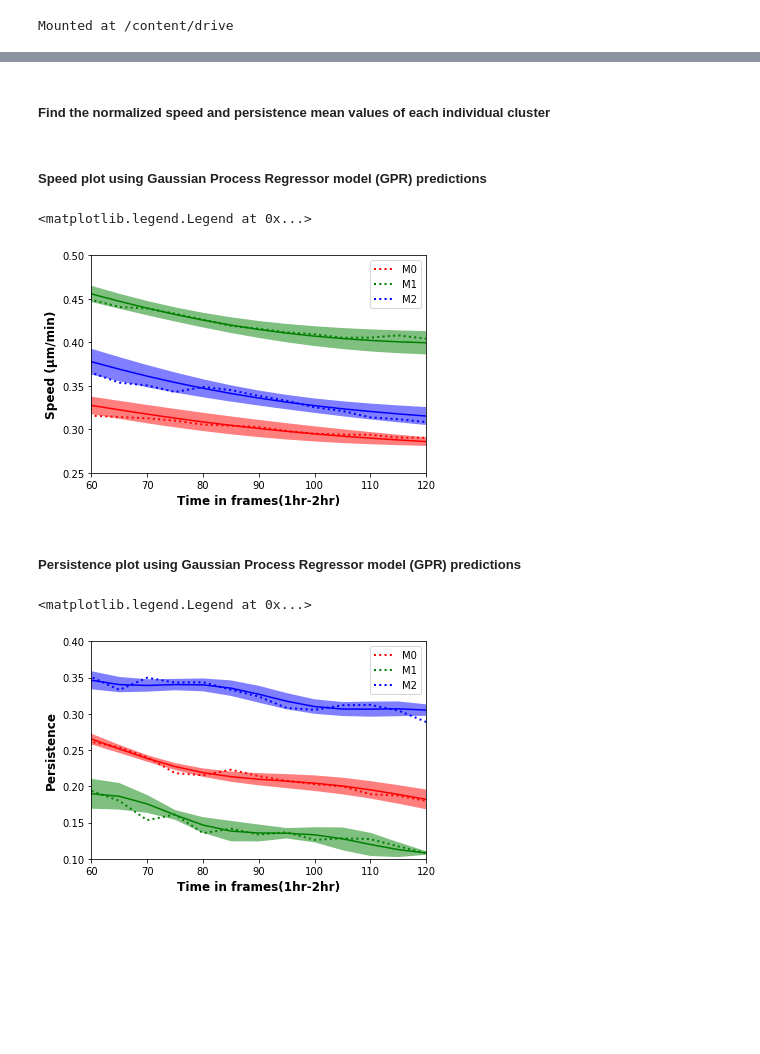
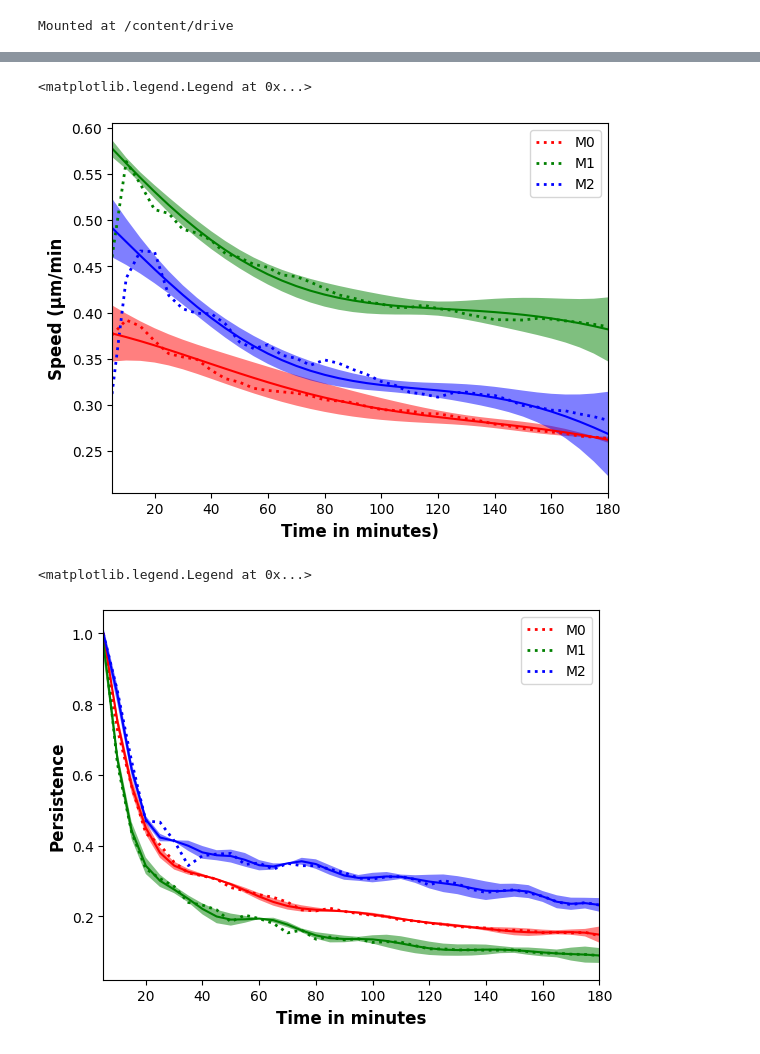
Before and after one commit to Gomez-Lab/CellAnalysis, a Jupyter notebook: Motility_Parameters_using_Macrophage_Subtypes.ipynb, the cells around one changed output, grey strips where cells are left out. Drawn from its saved outputs; the diff is of its cells as text; code cells hidden in the pictures; blank space fills up the shorter version.

```diff
--- a/Motility_Parameters_using_Macrophage_Subtypes.ipynb
+++ b/Motility_Parameters_using_Macrophage_Subtypes.ipynb
@@ -354,2 +12,0 @@ Total number of M0, M1 and M2 cells for the analysis after applying filters: 95
-# %% [markdown]
-##### Find the normalized speed and persistence mean values of each individual  cluster
@@ -400,13 +13,14 @@ for i in range(0,num_frames):
-# %% [markdown]
-##### Speed plot using Gaussian Process Regressor model (GPR) predictions
+# %%
+df = pd.read_csv("/content/drive/My Drive/InputDataFromBaxter/m_lists.csv")
+# %%
+df = df.drop('Unnamed: 0', axis=1)
 # %%
-from sklearn.gaussian_process import GaussianProcessRegressor
-from sklearn.gaussian_process.kernels import RBF, ConstantKernel as C
+num_frames = 36
 
 x = np.atleast_2d(range(5,(num_frames+1)*5,5)).T
-dy0 = 0.1 * np.random.random(np.array(m0_spd).shape)
-dy1 = 0.1 * np.random.random(np.array(m1_spd).shape)
-dy2 = 0.1 * np.random.random(np.array(m2_spd).shape)
+dy0 = 0.1 * np.random.random(np.array(df.m0_spd).shape)
+dy1 = 0.1 * np.random.random(np.array(df.m1_spd).shape)
+dy2 = 0.1 * np.random.random(np.array(df.m2_spd).shape)
 
 
 # Instantiate a Gaussian Process model -- Kernel parameters are estimated using maximum likelihood principle.
@@ -420,9 +34,9 @@ gp2 = GaussianProcessRegressor(kernel=kernel, alpha=dy2 ** 2,
 
 xx = np.atleast_2d(range(5,(num_frames+1)*5,5)).T#xx = np.atleast_2d(np.linspace(1, 36, 36)).T
 # Fit to data using Maximum Likelihood Estimation of the parameters
-gp0.fit(x,m0_spd)
-gp1.fit(x,m1_spd)
-gp2.fit(x,m2_spd)
+gp0.fit(x,df.m0_spd)
+gp1.fit(x,df.m1_spd)
+gp2.fit(x,df.m2_spd)
 
 # Make the prediction on the meshed x-axis (ask for MSE as well)
 y_pred0, sigma0 = gp0.predict(xx, return_std=True)
@@ -430,53 +44,47 @@ y_pred1, sigma1 = gp1.predict(xx, return_std=True)
 y_pred2, sigma2 = gp2.predict(xx, return_std=True)
 
 
 plt.figure()
-plt.plot(xx, m0_spd, 'r:', linewidth=2,label='M0')
-plt.plot(xx, m1_spd, 'g:', linewidth=2,label='M1')
-plt.plot(xx, m2_spd, 'b:', linewidth=2,label='M2')
+plt.plot(xx, df.m0_spd, 'r:', linewidth=2,label='M0')
+plt.plot(xx, df.m1_spd, 'g:', linewidth=2,label='M1')
+plt.plot(xx, df.m2_spd, 'b:', linewidth=2,label='M2')
 
-#plt.errorbar(x, y0_spd, dy0, linestyle='',fmt='k.', markersize=5, label='Observations')
-# plt.errorbar(x, y1_spd, dy1, fmt='g.', markersize=10, label='Observations')
-# plt.errorbar(x, y2_spd, dy2, fmt='b.', markersize=10, label='Observations')
-# plt.errorbar(x, y3_spd, dy3, fmt='m.', markersize=10, label='Observations')
 
 #plt.plot(x, y3_spd, 'r.', markersize=10, label='Observations')
 plt.plot(xx, y_pred0, 'r-')
 plt.plot(xx, y_pred1, 'g-')
 plt.plot(xx, y_pred2, 'b-')
 
 #95% confidence interval.
 plt.fill(np.concatenate([xx, xx[::-1]]),
          np.concatenate([y_pred0 - 1.9600 * sigma0,
                         (y_pred0 + 1.9600 * sigma0)[::-1]]),
          alpha=.5, fc='r', ec='None')
 plt.fill(np.concatenate([xx, xx[::-1]]),
          np.concatenate([y_pred1 - 1.9600 * sigma1,
                         (y_pred1 + 1.9600 * sigma1)[::-1]]),
          alpha=.5, fc='g', ec='None')
 plt.fill(np.concatenate([xx, xx[::-1]]),
          np.concatenate([y_pred2 - 1.9600 * sigma2,
                         (y_pred2 + 1.9600 * sigma2)[::-1]]),
          alpha=.5, fc='b', ec='None')
 
-plt.xlabel('Time in frames(1hr-2hr)',fontweight="bold",fontSize="12",fontname="Times New Roman")
-plt.ylabel('Speed (µm/min)',fontweight="bold",fontSize="12",fontname="Times New Roman")
+plt.xlabel('Time in minutes)',fontweight="bold",fontsize="12")
+plt.ylabel('Speed (µm/min',fontweight="bold",fontsize="12")
 #plt.title('Clusterwise comparision of Cell Speed',fontweight="bold",fontSize="14",fontname="Times New Roman")
 plt.axis('tight')
-plt.xlim(60,120)
-plt.ylim(0.25,0.5)
+plt.xlim(5,180)
+#plt.ylim(0.25,0.5)
 plt.legend()
 # %% [output]
 <matplotlib.legend.Legend at 0x...>
-[figure, old version]
+[figure, new version]
-# %% [markdown]
-##### Persistence plot using Gaussian Process Regressor model (GPR) predictions
 # %%
 x = np.atleast_2d(range(5,(num_frames+1)*5,5)).T
 
-dy0 = 0.03  * np.random.random(np.array(m0_per).shape)
-dy1 = 0.03  * np.random.random(np.array(m1_per).shape)
-dy2 = 0.03  * np.random.random(np.array(m2_per).shape)
+dy0 = 0.03  * np.random.random(np.array(df.m0_per).shape)
+dy1 = 0.03  * np.random.random(np.array(df.m1_per).shape)
+dy2 = 0.03  * np.random.random(np.array(df.m2_per).shape)
 
 # Instantiate a Gaussian Process model -- Kernel parameters are estimated using maximum likelihood principle.
 kernel = C(1.0, (1e-3, 1e3)) * RBF(36, (1e-2, 1e2))
@@ -489,9 +97,9 @@ gp2 = GaussianProcessRegressor(kernel=kernel, alpha=dy2 ** 2,
 
 xx = np.atleast_2d(range(5,(num_frames+1)*5,5)).T#xx = np.atleast_2d(np.linspace(1, 36, 36)).T
 # Fit to data using Maximum Likelihood Estimation of the parameters
-gp0.fit(x,m0_per)
-gp1.fit(x,m1_per)
-gp2.fit(x,m2_per)
+gp0.fit(x,df.m0_per)
+gp1.fit(x,df.m1_per)
+gp2.fit(x,df.m2_per)
 
 # Make the prediction on the meshed x-axis (ask for MSE as well)
 y_pred0, sigma0 = gp0.predict(xx, return_std=True)
@@ -500,14 +108,9 @@ y_pred2, sigma2 = gp2.predict(xx, return_std=True)
 
 
 plt.figure()
-plt.plot(xx, m0_per, 'r:', linewidth=2,label='M0')
-plt.plot(xx, m1_per, 'g:', linewidth=2,label='M1')
-plt.plot(xx, m2_per, 'b:', linewidth=2,label='M2')
-
-#plt.errorbar(x, y0_spd, dy0, linestyle='',fmt='k.', markersize=5, label='Observations')
-# plt.errorbar(x, y1_spd, dy1, fmt='g.', markersize=10, label='Observations')
-# plt.errorbar(x, y2_spd, dy2, fmt='b.', markersize=10, label='Observations')
-# plt.errorbar(x, y3_spd, dy3, fmt='m.', markersize=10, label='Observations')
+plt.plot(xx, df.m0_per, 'r:', linewidth=2,label='M0')
+plt.plot(xx, df.m1_per, 'g:', linewidth=2,label='M1')
+plt.plot(xx, df.m2_per, 'b:', linewidth=2,label='M2')
 
 #plt.plot(x, y3_spd, 'r.', markersize=10, label='Observations')
 plt.plot(xx, y_pred0, 'r-')
@@ -527,13 +130,13 @@ plt.fill(np.concatenate([xx, xx[::-1]]),
          np.concatenate([y_pred2 - 1.9600 * sigma2,
                         (y_pred2 + 1.9600 * sigma2)[::-1]]),
          alpha=.5, fc='b', ec='None')
-plt.xlabel('Time in frames(1hr-2hr)',fontweight="bold",fontSize="12",fontname="Times New Roman")
-plt.ylabel('Persistence',fontweight="bold",fontSize="12",fontname="Times New Roman")
+plt.xlabel('Time in minutes',fontweight="bold",fontsize="12")
+plt.ylabel('Persistence',fontweight="bold",fontsize="12")
 #plt.title('Clusterwise comparision of Cell Persistence',fontweight="bold",fontSize="14",fontname="Times New Roman")
 plt.axis('tight')
-plt.xlim(60,120)  # between 12-24 frames i.e., 60 min-120 min == 1hr-2hr
-plt.ylim(0.1,0.4)
+plt.xlim(5,180)  # between 12-24 frames i.e., 60 min-120 min == 1hr-2hr
+#plt.ylim(0.1,0.4)
 plt.legend()
 # %% [output]
 <matplotlib.legend.Legend at 0x...>
-[figure, old version]
+[figure, new version]
```
Also changed, not shown: parts of 11 cells of this notebook.
